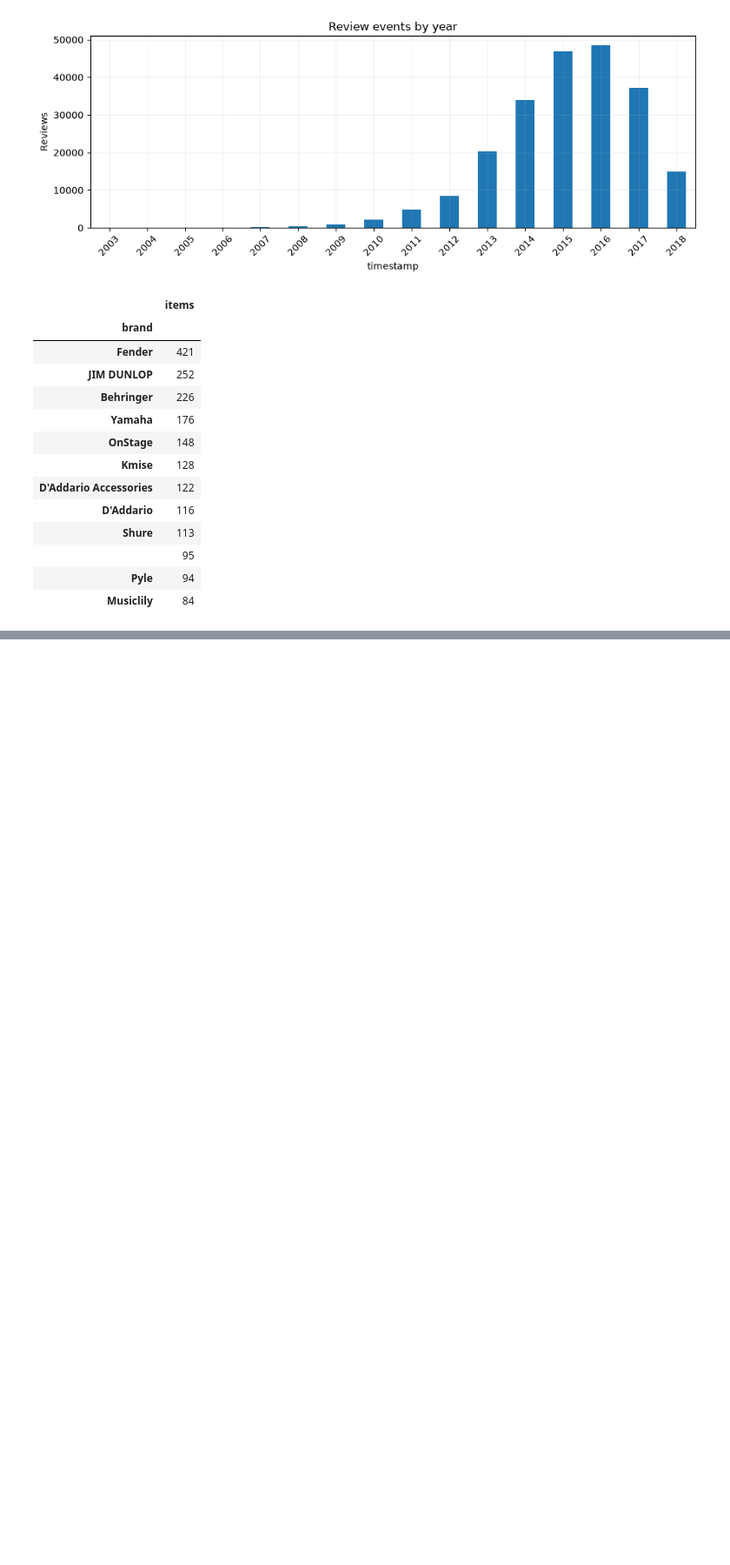
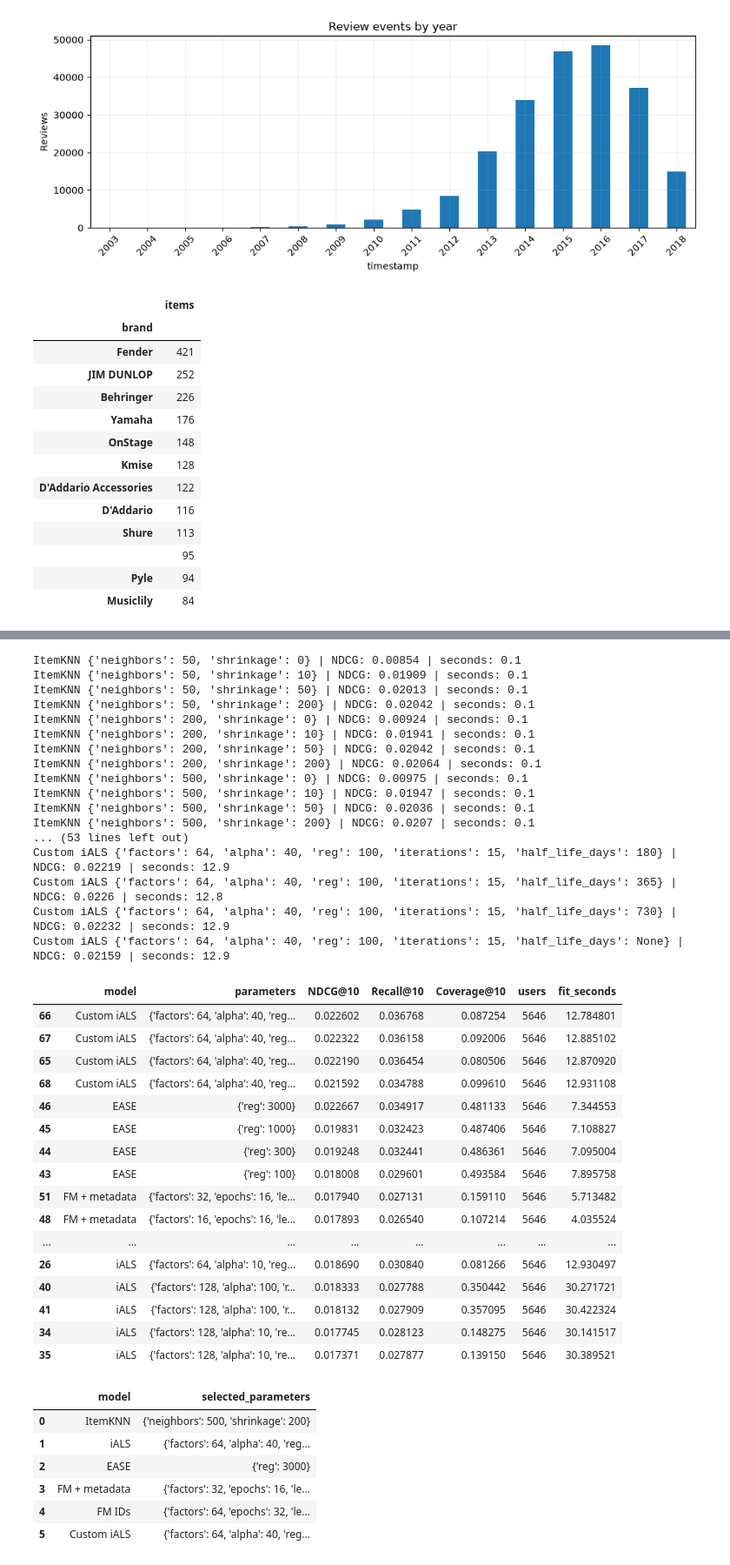
Before and after one commit to slonyar/recsys-hw1, a Jupyter notebook: experiments.ipynb, the cells around one changed output, grey strips where cells are left out. Shown at 87% size. Drawn from its saved outputs; the diff is of its cells as text; code cells hidden in the pictures; blank space fills up the shorter version.

```diff
--- a/experiments.ipynb
+++ b/experiments.ipynb
@@ -135,0 +266,70 @@ display(catalog.brand.value_counts().head(12).rename('items').to_frame())
+# %%
+validation_rows, selected = [], {}
+
+def tune(name, candidates):
+    best_score = -np.inf
+    for params in candidates:
+        started = time.perf_counter()
+        model = fit_model(name, params, train_positive, train_seen, train, cutoffs[0])
+        fit_seconds = time.perf_counter() - started
+        metrics, _ = evaluate(model, val_users, train_seen, val_truth)
+        validation_rows.append({'model': name, 'parameters': params.copy(),
+                                **metrics, 'fit_seconds': fit_seconds})
+        print(name, params, '| NDCG:', round(metrics[PRIMARY_METRIC], 5),
+              '| seconds:', round(fit_seconds, 1), flush=True)
+        if metrics[PRIMARY_METRIC] > best_score:
+            best_score = metrics[PRIMARY_METRIC]
+            selected[name] = params.copy()
+        del model
+        gc.collect()
+
+for name, grid in grids.items():
+    tune(name, grid)
+custom_grid = [dict(**selected['iALS'], half_life_days=h) for h in [180, 365, 730, None]]
+tune('Custom iALS', custom_grid)
+validation_results = pd.DataFrame(validation_rows)
+display(validation_results.sort_values(['model', PRIMARY_METRIC], ascending=[True, False]))
+display(pd.DataFrame([{'model': name, 'selected_parameters': params}
+                      for name, params in selected.items()]))
+# %% [output]
+ItemKNN {'neighbors': 50, 'shrinkage': 0} | NDCG: 0.00854 | seconds: 0.1
+ItemKNN {'neighbors': 50, 'shrinkage': 10} | NDCG: 0.01909 | seconds: 0.1
+ItemKNN {'neighbors': 50, 'shrinkage': 50} | NDCG: 0.02013 | seconds: 0.1
+ItemKNN {'neighbors': 50, 'shrinkage': 200} | NDCG: 0.02042 | seconds: 0.1
+ItemKNN {'neighbors': 200, 'shrinkage': 0} | NDCG: 0.00924 | seconds: 0.1
+ItemKNN {'neighbors': 200, 'shrinkage': 10} | NDCG: 0.01941 | seconds: 0.1
+ItemKNN {'neighbors': 200, 'shrinkage': 50} | NDCG: 0.02042 | seconds: 0.1
+ItemKNN {'neighbors': 200, 'shrinkage': 200} | NDCG: 0.02064 | seconds: 0.1
+ItemKNN {'neighbors': 500, 'shrinkage': 0} | NDCG: 0.00975 | seconds: 0.1
+ItemKNN {'neighbors': 500, 'shrinkage': 10} | NDCG: 0.01947 | seconds: 0.1
+ItemKNN {'neighbors': 500, 'shrinkage': 50} | NDCG: 0.02036 | seconds: 0.1
+ItemKNN {'neighbors': 500, 'shrinkage': 200} | NDCG: 0.0207 | seconds: 0.1
+... (53 lines left out)
+Custom iALS {'factors': 64, 'alpha': 40, 'reg': 100, 'iterations': 15, 'half_life_days': 180} | NDCG: 0.02219 | seconds: 12.9
+Custom iALS {'factors': 64, 'alpha': 40, 'reg': 100, 'iterations': 15, 'half_life_days': 365} | NDCG: 0.0226 | seconds: 12.8
+Custom iALS {'factors': 64, 'alpha': 40, 'reg': 100, 'iterations': 15, 'half_life_days': 730} | NDCG: 0.02232 | seconds: 12.9
+Custom iALS {'factors': 64, 'alpha': 40, 'reg': 100, 'iterations': 15, 'half_life_days': None} | NDCG: 0.02159 | seconds: 12.9
+|  | model | parameters | NDCG@10 | Recall@10 | Coverage@10 | users | fit_seconds |
+| 66 | Custom iALS | {'factors': 64, 'alpha': 40, 'reg... | 0.022602 | 0.036768 | 0.087254 | 5646 | 12.784801 |
+| 67 | Custom iALS | {'factors': 64, 'alpha': 40, 'reg... | 0.022322 | 0.036158 | 0.092006 | 5646 | 12.885102 |
+| 65 | Custom iALS | {'factors': 64, 'alpha': 40, 'reg... | 0.022190 | 0.036454 | 0.080506 | 5646 | 12.870920 |
+| 68 | Custom iALS | {'factors': 64, 'alpha': 40, 'reg... | 0.021592 | 0.034788 | 0.099610 | 5646 | 12.931108 |
+| 46 | EASE | {'reg': 3000} | 0.022667 | 0.034917 | 0.481133 | 5646 | 7.344553 |
+| 45 | EASE | {'reg': 1000} | 0.019831 | 0.032423 | 0.487406 | 5646 | 7.108827 |
+| 44 | EASE | {'reg': 300} | 0.019248 | 0.032441 | 0.486361 | 5646 | 7.095004 |
+| 43 | EASE | {'reg': 100} | 0.018008 | 0.029601 | 0.493584 | 5646 | 7.895758 |
+| 51 | FM + metadata | {'factors': 32, 'epochs': 16, 'le... | 0.017940 | 0.027131 | 0.159110 | 5646 | 5.713482 |
+| 48 | FM + metadata | {'factors': 16, 'epochs': 16, 'le... | 0.017893 | 0.026540 | 0.107214 | 5646 | 4.035524 |
+| ... | ... | ... | ... | ... | ... | ... | ... |
+| 26 | iALS | {'factors': 64, 'alpha': 10, 'reg... | 0.018690 | 0.030840 | 0.081266 | 5646 | 12.930497 |
+| 40 | iALS | {'factors': 128, 'alpha': 100, 'r... | 0.018333 | 0.027788 | 0.350442 | 5646 | 30.271721 |
+| 41 | iALS | {'factors': 128, 'alpha': 100, 'r... | 0.018132 | 0.027909 | 0.357095 | 5646 | 30.422324 |
+| 34 | iALS | {'factors': 128, 'alpha': 10, 're... | 0.017745 | 0.028123 | 0.148275 | 5646 | 30.141517 |
+| 35 | iALS | {'factors': 128, 'alpha': 10, 're... | 0.017371 | 0.027877 | 0.139150 | 5646 | 30.389521 |
+|  | model | selected_parameters |
+| 0 | ItemKNN | {'neighbors': 500, 'shrinkage': 200} |
+| 1 | iALS | {'factors': 64, 'alpha': 40, 'reg... |
+| 2 | EASE | {'reg': 3000} |
+| 3 | FM + metadata | {'factors': 32, 'epochs': 16, 'le... |
+| 4 | FM IDs | {'factors': 64, 'epochs': 32, 'le... |
+| 5 | Custom iALS | {'factors': 64, 'alpha': 40, 'reg... |
```
Also changed, not shown: parts of 11 cells of this notebook.
